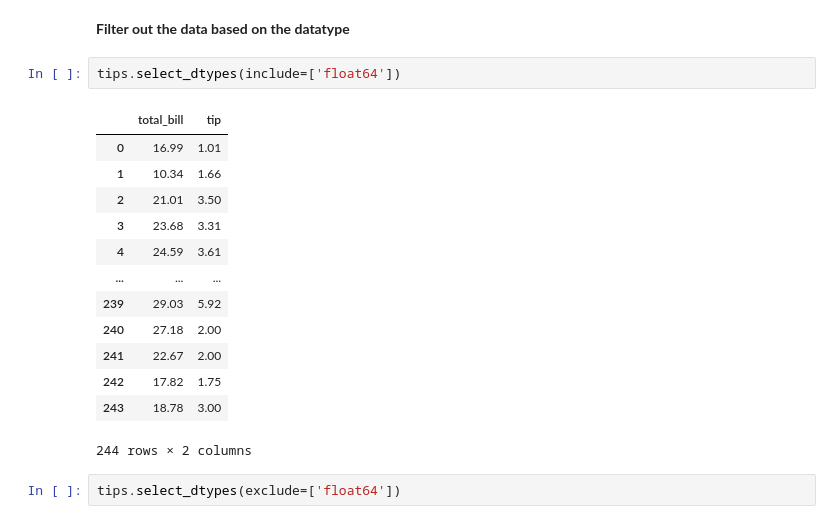
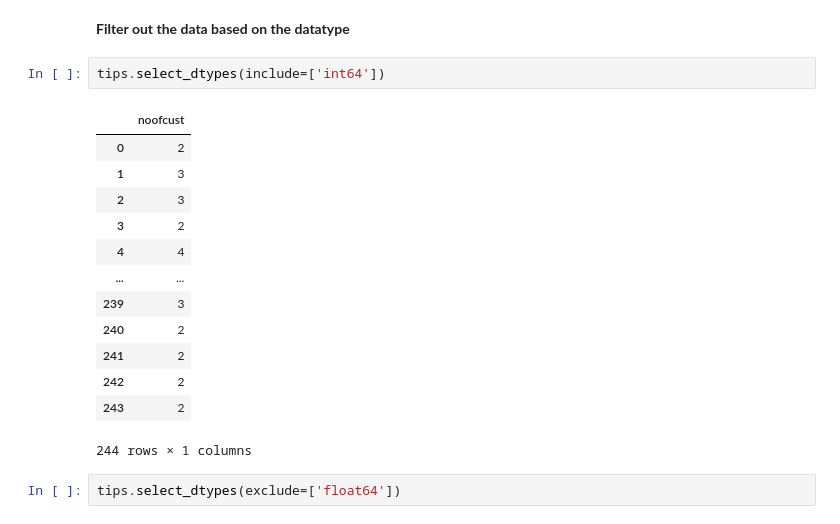
Before and after one commit to dsrahul0822/Edureka, a Jupyter notebook: 06072023_ICICIPRU_CORPORATE/PythonProgramming/Class 5 - Python - An Introduction.ipynb, the cells around one changed output. Saved outputs shown, nothing was run; the diff lists cells and outputs as text.

```diff
--- a/06072023_ICICIPRU_CORPORATE/PythonProgramming/Class 5 - Python - An Introduction.ipynb
+++ b/06072023_ICICIPRU_CORPORATE/PythonProgramming/Class 5 - Python - An Introduction.ipynb
@@ -535,21 +535,21 @@ df
 # %% [markdown]
 **Filter out the data based on the datatype**
 # %%
-tips.select_dtypes(include=['float64'])
+tips.select_dtypes(include=['int64'])
 # %% [output]
-|  | total_bill | tip |
-| 0 | 16.99 | 1.01 |
-| 1 | 10.34 | 1.66 |
-| 2 | 21.01 | 3.50 |
-| 3 | 23.68 | 3.31 |
-| 4 | 24.59 | 3.61 |
-| ... | ... | ... |
-| 239 | 29.03 | 5.92 |
-| 240 | 27.18 | 2.00 |
-| 241 | 22.67 | 2.00 |
-| 242 | 17.82 | 1.75 |
-| 243 | 18.78 | 3.00 |
+|  | noofcust |
+| 0 | 2 |
+| 1 | 3 |
+| 2 | 3 |
+| 3 | 2 |
+| 4 | 4 |
+| ... | ... |
+| 239 | 3 |
+| 240 | 2 |
+| 241 | 2 |
+| 242 | 2 |
+| 243 | 2 |
-244 rows × 2 columns
+244 rows × 1 columns
 # %%
 tips.select_dtypes(exclude=['float64'])
 # %% [output]
```
Also changed, not shown: parts of 7 cells of this notebook.
